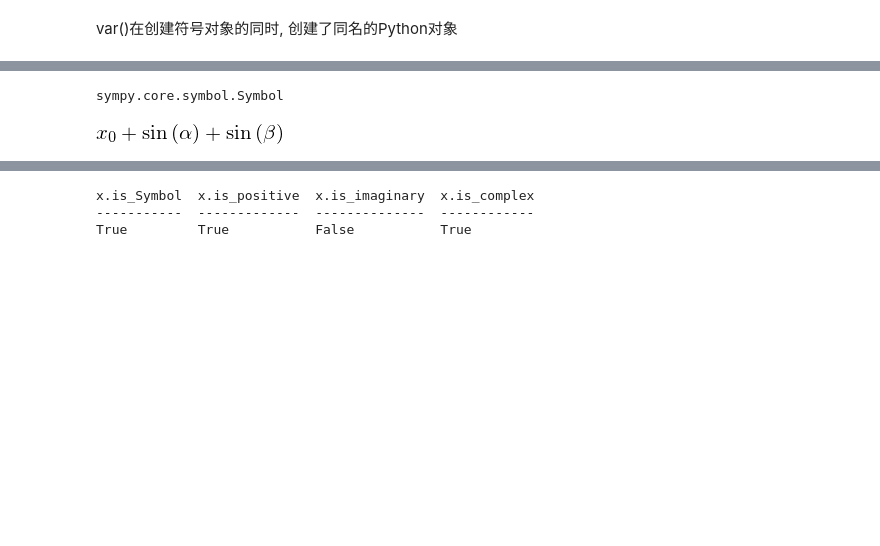
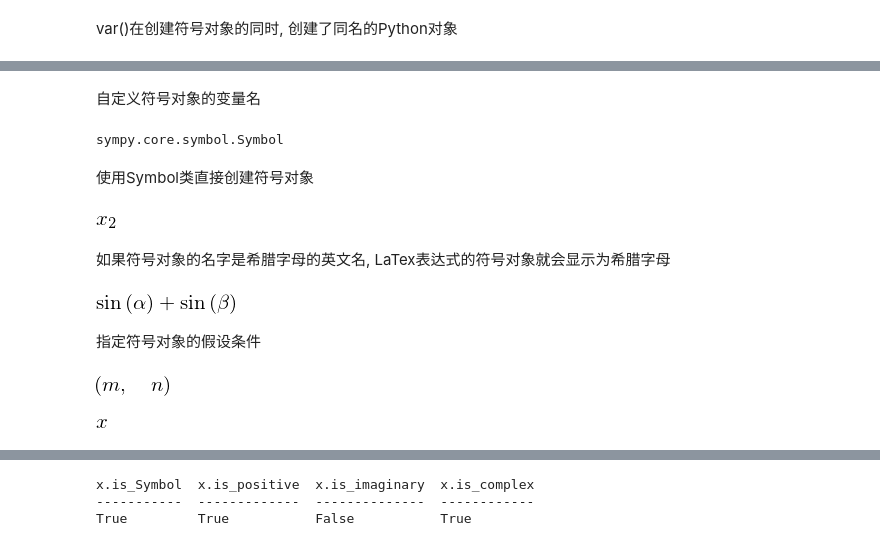
Before and after one commit to id0ma1no/ug-python, a Jupyter notebook: py-scientific-computing/06-sympy/06-2 数学表达式.ipynb, the cells around one changed output, grey strips where cells are left out. Cells and saved outputs as stored; diff of their text form; code cells hidden in the pictures; blank space fills up the shorter version.

```diff
--- a/py-scientific-computing/06-sympy/06-2 数学表达式.ipynb
+++ b/py-scientific-computing/06-sympy/06-2 数学表达式.ipynb
@@ -25,16 +26,36 @@ sympy.core.symbol.Symbol  'x0'     str
+# %% [markdown]
+自定义符号对象的变量名
 # %%
 x1, y1 = symbols("x1, y1")
 type(x1)
 # %% [output]
 sympy.core.symbol.Symbol
+# %% [markdown]
+使用Symbol类直接创建符号对象
 # %%
 x2 = Symbol("x2")
+x2
+# %% [output]
+[figure, added]
+# %% [markdown]
+如果符号对象的名字是希腊字母的英文名, LaTex表达式的符号对象就会显示为希腊字母
 # %%
-t = x0
 a, b = symbols("alpha, beta")
-sin(a) + sin(b) + t
+sin(a) + sin(b)
 # %% [output]
-[figure, old version]
+[figure, new version]
+# %% [markdown]
+指定符号对象的假设条件
+# %%
+#创建整数对象
+m, n = symbols("m, n", integer=True)
+m, n
+# %% [output]
+[figure, added]
 # %%
-m, n = symbols("m, n", integer=True)
-x = Symbol("x", positive=True)
+# 创建正数对象
+x = symbols('x',positive=True)
+# x = Symbol("x", positive=True)
+x
+# %% [output]
+[figure, added]
```
Also changed, not shown: parts of 74 cells of this notebook, 3 other files.
